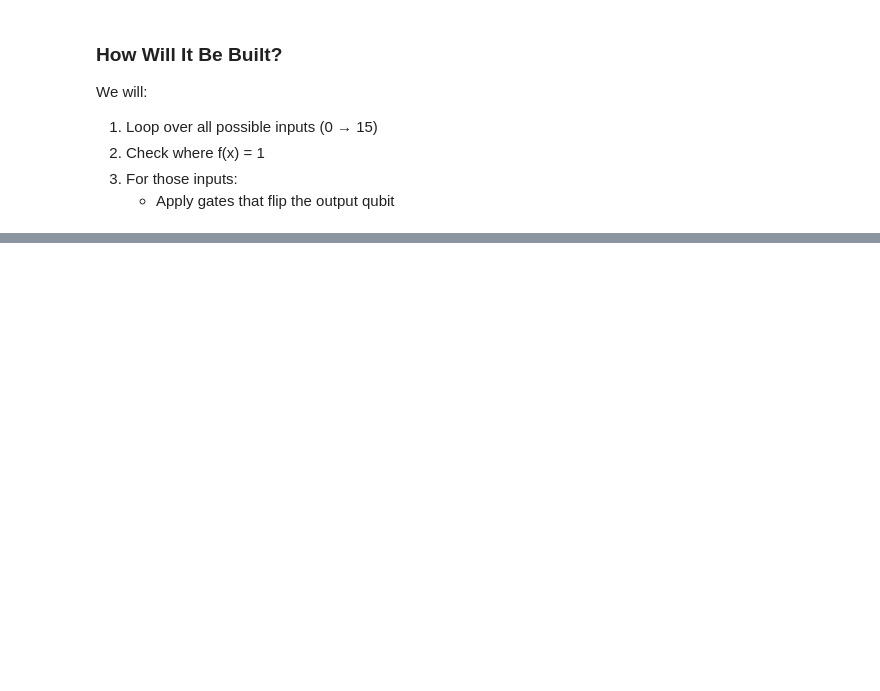
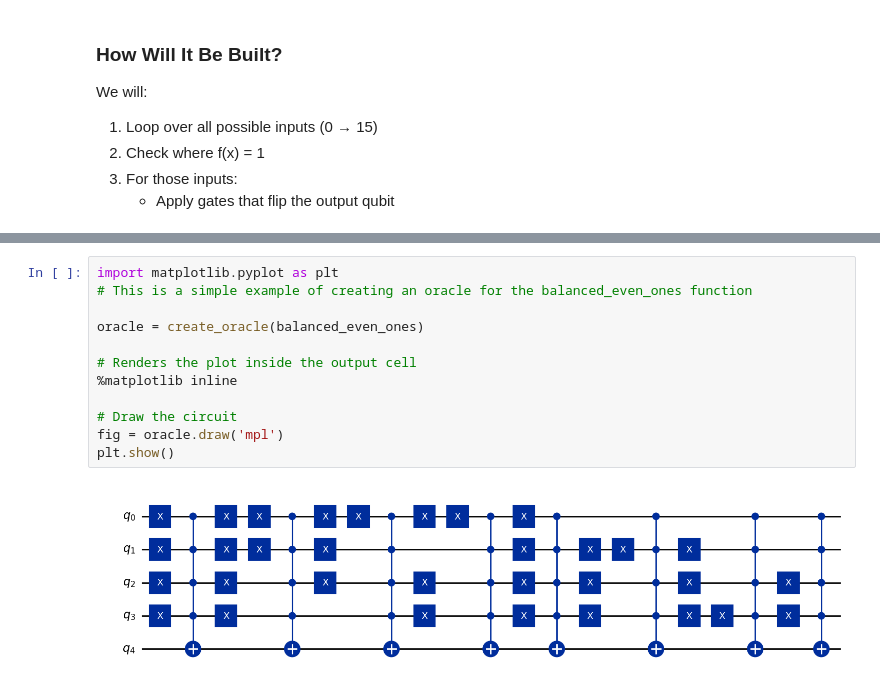
Before and after one commit to EmmanuellaOsikoya/emerging-technologies, a Jupyter notebook: problems.ipynb, the cells around one changed output, grey strips where cells are left out. Cells and saved outputs as stored; diff of their text form; blank space fills up the shorter version.

Commit message:
Created the create_orcaled function

```diff
--- a/problems.ipynb
+++ b/problems.ipynb
@@ -3518,0 +3586,14 @@ We will:
+# %%
+import matplotlib.pyplot as plt
+# This is a simple example of creating an oracle for the balanced_even_ones function
+
+oracle = create_oracle(balanced_even_ones)
+
+# Renders the plot inside the output cell
+%matplotlib inline
+
+# Draw the circuit
+fig = oracle.draw('mpl')
+plt.show()
+# %% [output]
+[figure, added]
```
Also changed, not shown: parts of 6 cells of this notebook.
